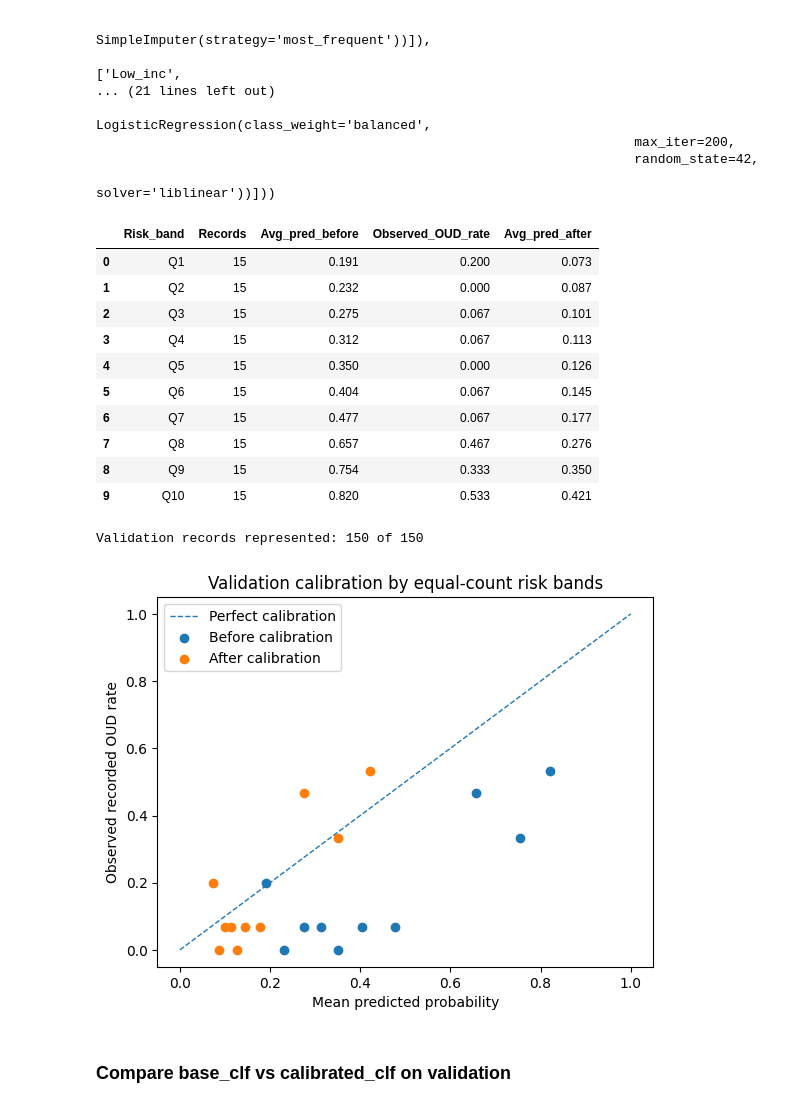
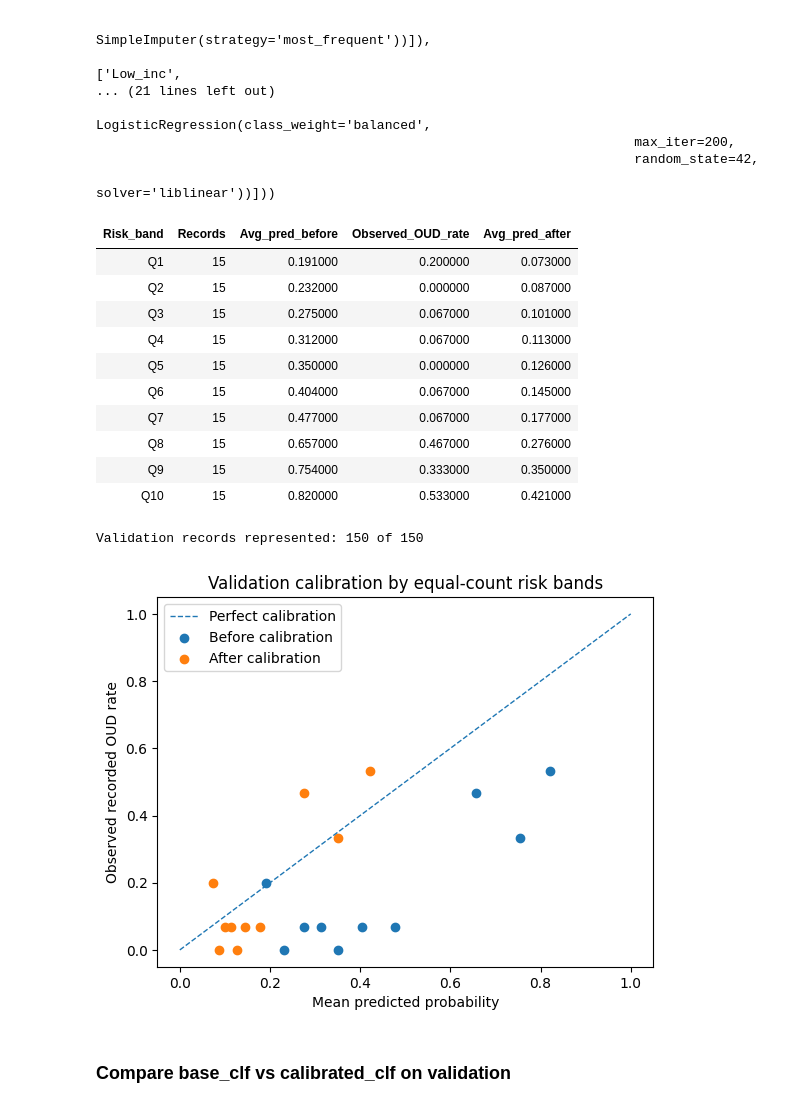
Before and after one commit to IE-ML-for-Healthcare/RAI_opioid_risk_prevention, a Jupyter notebook: ML4HL_OD_RAI_toolbox.ipynb, the cells around one changed output. Saved outputs shown, nothing was run; the diff lists cells and outputs as text; code cells hidden in the pictures.

```diff
--- a/ML4HL_OD_RAI_toolbox.ipynb
+++ b/ML4HL_OD_RAI_toolbox.ipynb
@@ -505,45 +524,48 @@ calibration_summary = (
     df_cal.groupby("Risk_band", observed=True)
     .agg(
         Records=("Recorded_OUD", "size"),
         Avg_pred_before=("Pred_before", "mean"),
         Observed_OUD_rate=("Recorded_OUD", "mean"),
         Avg_pred_after=("Pred_after", "mean"),
     )
     .reset_index()
     .round(3)
 )
-display(calibration_summary)
+display(
+    calibration_summary.style
+    .hide(axis="index")
+)
 print(f"Validation records represented: {int(calibration_summary['Records'].sum())} of {len(X_val)}")
 
 plt.figure()
 plt.plot([0, 1], [0, 1], linestyle="--", linewidth=1, label="Perfect calibration")
 plt.scatter(
     calibration_summary["Avg_pred_before"],
     calibration_summary["Observed_OUD_rate"],
     label="Before calibration",
 )
 plt.scatter(
     calibration_summary["Avg_pred_after"],
     calibration_summary["Observed_OUD_rate"],
     label="After calibration",
 )
 plt.xlabel("Mean predicted probability")
 plt.ylabel("Observed recorded OUD rate")
 plt.title("Validation calibration by equal-count risk bands")
 plt.legend()
 plt.show()
 # %% [output]
-|  | Risk_band | Records | Avg_pred_before | Observed_OUD_rate | Avg_pred_after |
-| 0 | Q1 | 15 | 0.191 | 0.200 | 0.073 |
-| 1 | Q2 | 15 | 0.232 | 0.000 | 0.087 |
-| 2 | Q3 | 15 | 0.275 | 0.067 | 0.101 |
-| 3 | Q4 | 15 | 0.312 | 0.067 | 0.113 |
-| 4 | Q5 | 15 | 0.350 | 0.000 | 0.126 |
-| 5 | Q6 | 15 | 0.404 | 0.067 | 0.145 |
-| 6 | Q7 | 15 | 0.477 | 0.067 | 0.177 |
-| 7 | Q8 | 15 | 0.657 | 0.467 | 0.276 |
-| 8 | Q9 | 15 | 0.754 | 0.333 | 0.350 |
-| 9 | Q10 | 15 | 0.820 | 0.533 | 0.421 |
+| Risk_band | Records | Avg_pred_before | Observed_OUD_rate | Avg_pred_after |
+| Q1 | 15 | 0.191000 | 0.200000 | 0.073000 |
+| Q2 | 15 | 0.232000 | 0.000000 | 0.087000 |
+| Q3 | 15 | 0.275000 | 0.067000 | 0.101000 |
+| Q4 | 15 | 0.312000 | 0.067000 | 0.113000 |
+| Q5 | 15 | 0.350000 | 0.000000 | 0.126000 |
+| Q6 | 15 | 0.404000 | 0.067000 | 0.145000 |
+| Q7 | 15 | 0.477000 | 0.067000 | 0.177000 |
+| Q8 | 15 | 0.657000 | 0.467000 | 0.276000 |
+| Q9 | 15 | 0.754000 | 0.333000 | 0.350000 |
+| Q10 | 15 | 0.820000 | 0.533000 | 0.421000 |
 Validation records represented: 150 of 150
 [figure]
 # %% [markdown]
```
Also changed, not shown: parts of 13 cells of this notebook.
